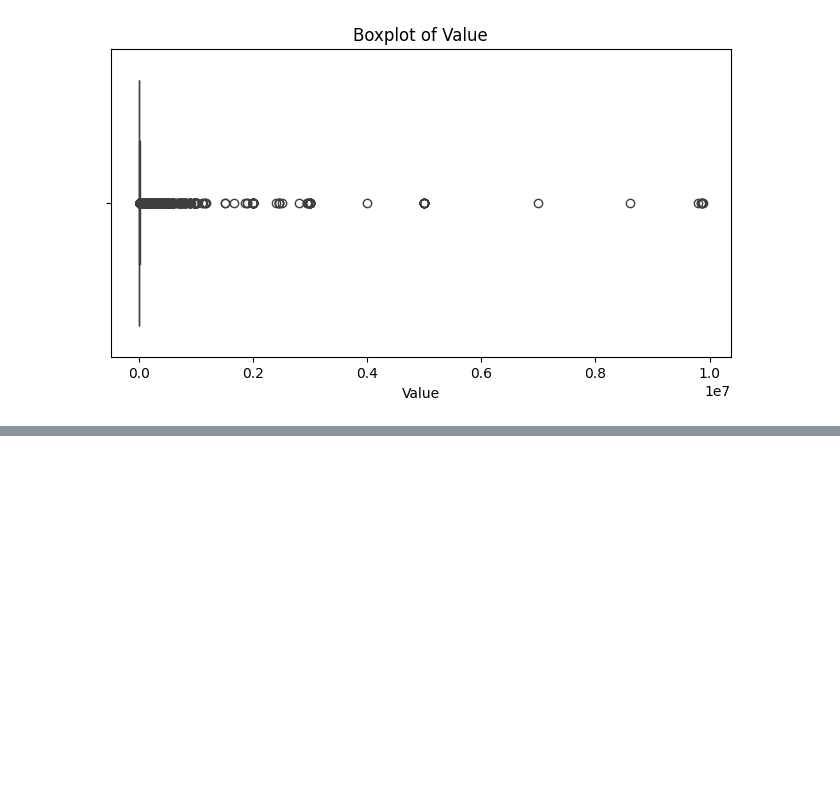
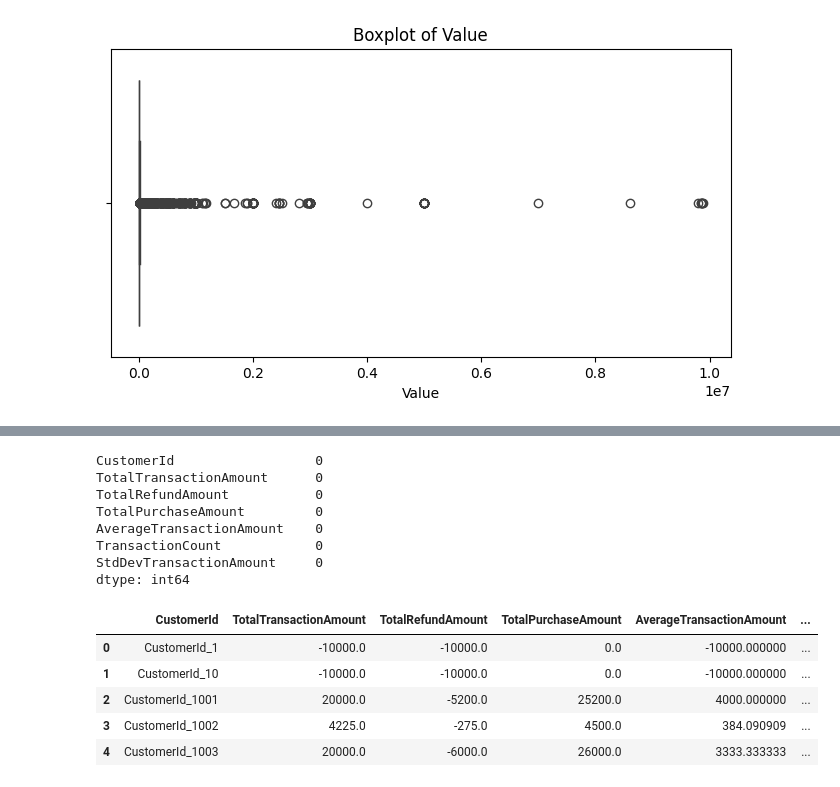
Before and after one commit to plony/week6_challenge, a Jupyter notebook: notebook/EDA.ipynb, the cells around one changed output, grey strips where cells are left out. Cells and saved outputs as stored; diff of their text form; code cells hidden in the pictures; blank space fills up the shorter version.

```diff
--- a/notebook/EDA.ipynb
+++ b/notebook/EDA.ipynb
@@ -187,4 +142,0 @@ df['StdTransactionAmount'] = df.groupby('CustomerId')['Amount'].transform('std')
-# %%
-# For categorical features, you could fill with the mode or use more sophisticated imputation techniques like KNN Imputer:
-
-df['ProductCategory'].fillna(df['ProductCategory'].mode()[0], inplace=True)
@@ -306,0 +198,23 @@ print(df.describe())  # Get summary statistics
+# %%
+#Validate Results
+# Check for any remaining missing values
+missing_values_after = agg_features.isnull().sum()
+print(missing_values_after)
+
+# Display the cleaned data
+agg_features.head()
+# %% [output]
+CustomerId                  0
+TotalTransactionAmount      0
+TotalRefundAmount           0
+TotalPurchaseAmount         0
+AverageTransactionAmount    0
+TransactionCount            0
+StdDevTransactionAmount     0
+dtype: int64
+|  | CustomerId | TotalTransactionAmount | TotalRefundAmount | TotalPurchaseAmount | AverageTransactionAmount | ... |
+| 0 | CustomerId_1 | -10000.0 | -10000.0 | 0.0 | -10000.000000 | ... |
+| 1 | CustomerId_10 | -10000.0 | -10000.0 | 0.0 | -10000.000000 | ... |
+| 2 | CustomerId_1001 | 20000.0 | -5200.0 | 25200.0 | 4000.000000 | ... |
+| 3 | CustomerId_1002 | 4225.0 | -275.0 | 4500.0 | 384.090909 | ... |
+| 4 | CustomerId_1003 | 20000.0 | -6000.0 | 26000.0 | 3333.333333 | ... |
```
Also changed, not shown: parts of 44 cells of this notebook, 4 other files.
